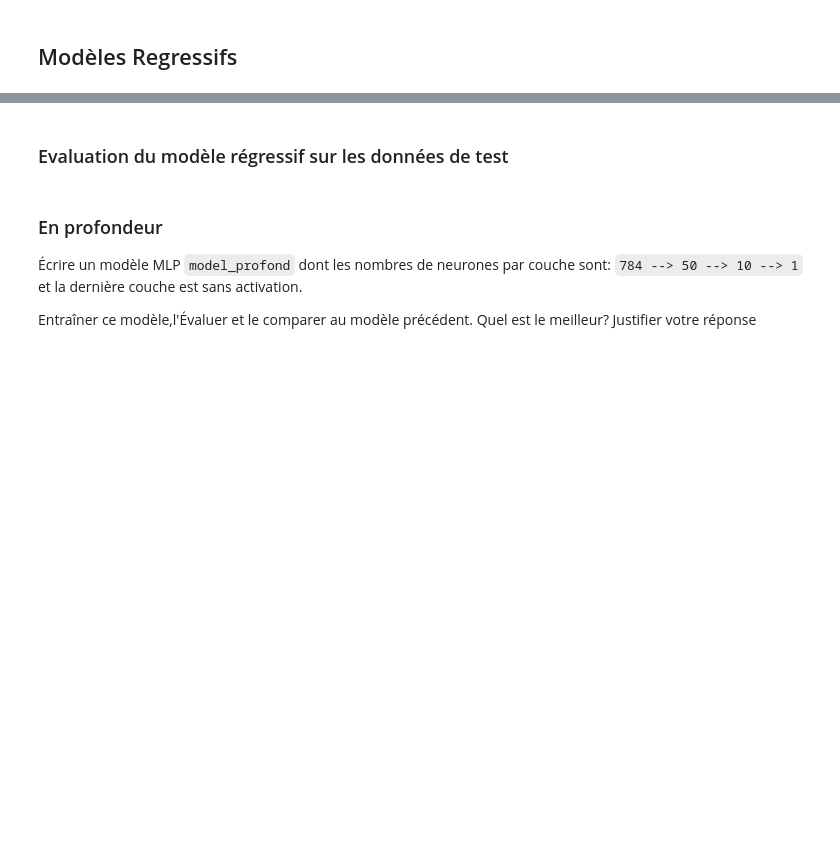
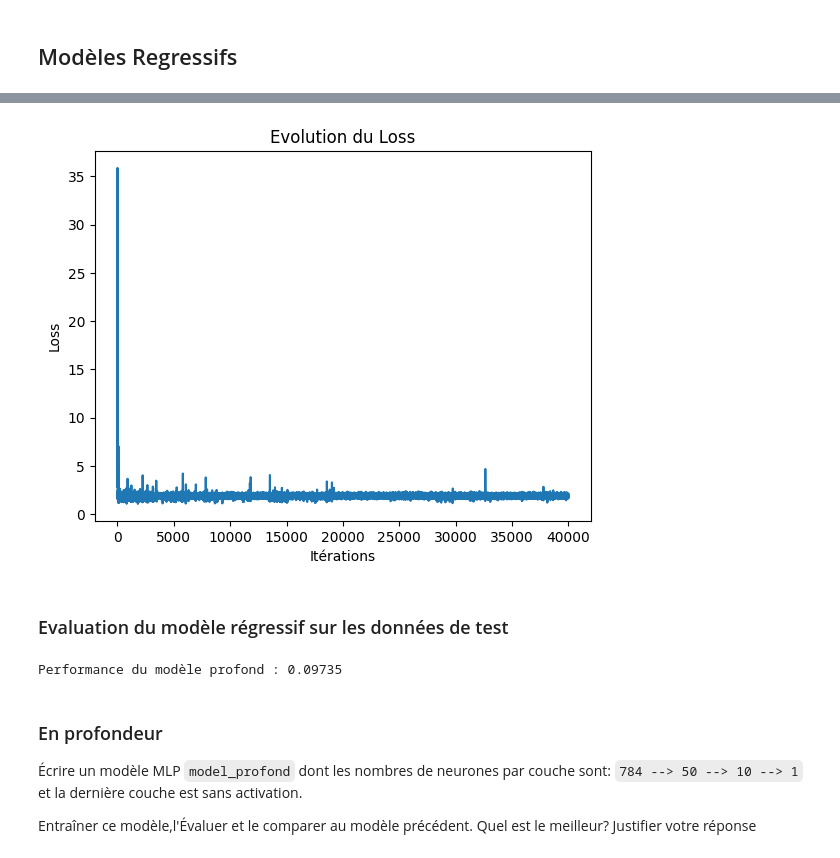
Before and after one commit to valy18/PROJET2, a Jupyter notebook: devoir2_theorie_24[1].ipynb, the cells around one changed output, grey strips where cells are left out. Saved outputs shown, nothing was run; the diff lists cells and outputs as text; code cells hidden in the pictures; blank space fills up the shorter version.

```diff
--- a/devoir2_theorie_24[1].ipynb
+++ b/devoir2_theorie_24[1].ipynb
@@ -304,6 +304,7 @@ class MLP(Couche):
         sortie_grad = loss_grad
         for couche in reversed(self.couches):
             sortie_grad = couche.backward(sortie_grad)
+        return sortie_grad
 
     def update(self, lr):
         # compléter cette partie
@@ -324,10 +325,12 @@ sortie_ = np.array([10])[None]
 # Écrire un modèle MLP dont les nombres de neurones
 # par couche sont: 4 --> 3 --> 2 --> 1 et la dernière couche est sans activation.
 #
-couche1 = Lineaire(3,3)
-couche2 = Lineaire(3, 2)
-couche3 = Lineaire(2, 1)
-model = MLP([couche1, Softplus(), couche2, Softplus(), couche3])
+model = MLP([
+    Lineaire(dim_entree=3, dim_sortie=2),
+    Softplus(),                            # Activation Softplus
+    Lineaire(dim_entree=2, dim_sortie=1),
+
+])
 
 fit(model, entree_, sortie_, loss, epoques, lr)
 # %% [output]
@@ -401,12 +411,13 @@ def fit_batch(model, x, y, bs, loss_func, epoques, lr):
         entrees = entrees[shuffle]
         sorties = sorties[shuffle]
         for k in range(0, N, bs):
-            sorties_predites = ...
-            lossvalue = ...
+            sorties_predites = model(entrees[k:k+bs])
+            lossvalue = loss_func(sorties[k:k+bs], sorties_predites)
             losses.append(lossvalue)
-            sortie_predite_grad = ...
-            ...
-            ...
+            sortie_predite_grad = loss_func.backward()
+            model.backward(sortie_predite_grad)
+            model.update(lr)
+            model.zero_grad()
         all_losses += losses
         if i%10 == 0:
             print(f'Epoque #{i}\tloss: {round(np.mean(losses), 3)}\ttime: {round(time() - t, 3)} ')
@@ -425,7 +436,7 @@ sorties = y_train.reshape((-1,1))
 # Écrire un modèle MLP dont les nombres de neurones
 # par couche sont: 784 --> 50 --> 1 et la dernière couche est sans activation.
 #
-model = ...
+model = MLP([Lineaire(784, 50), Softplus(), Lineaire(50, 1)])
 bs=100
 loss_func = LogCoshLoss()
 epoques=100
@@ -434,21 +456,33 @@ losses = fit_batch(model, entrees, sorties, bs, loss_func, epoques, lr)
 # %%
 def plot_loss(losses):
     # Écrire le code pour afficher l'évolution du loss
     # en fonction des itérations(batch)
+    plt.plot(losses)
+    plt.xlabel('Itérations')
+    plt.ylabel('Loss')
+    plt.title('Evolution du Loss')
+    plt.show()
     pass
+losses = np.array(losses).reshape(-1)
+plot_loss(losses)
+# %% [output]
+[figure, added]
 # %% [markdown]
 ### Evaluation du modèle régressif sur les données de test
 # %%
 # Compléter le code pour évaluer le modèle
 def mesure_performance(model, xt, yt):
     # arrondir la prédiction à l'entier le plus proche.
-    y_predit = ...
-    return ...
+    y_predit = np.round(model(xt))
+    return np.mean(y_predit == yt)
 
 
 xt = x_test.reshape((-1, 28*28))
 yt = y_test.reshape((-1,1))
-mesure_performance(model, xt, yt)
+accuracy_simple = mesure_performance(model, xt, yt)
+print(f'Performance du modèle profond : {accuracy_simple}')
+# %% [output]
+Performance du modèle profond : 0.09735
 # %% [markdown]
 ### En profondeur
 
```
Also changed, not shown: parts of 33 cells of this notebook, 8 other files.
